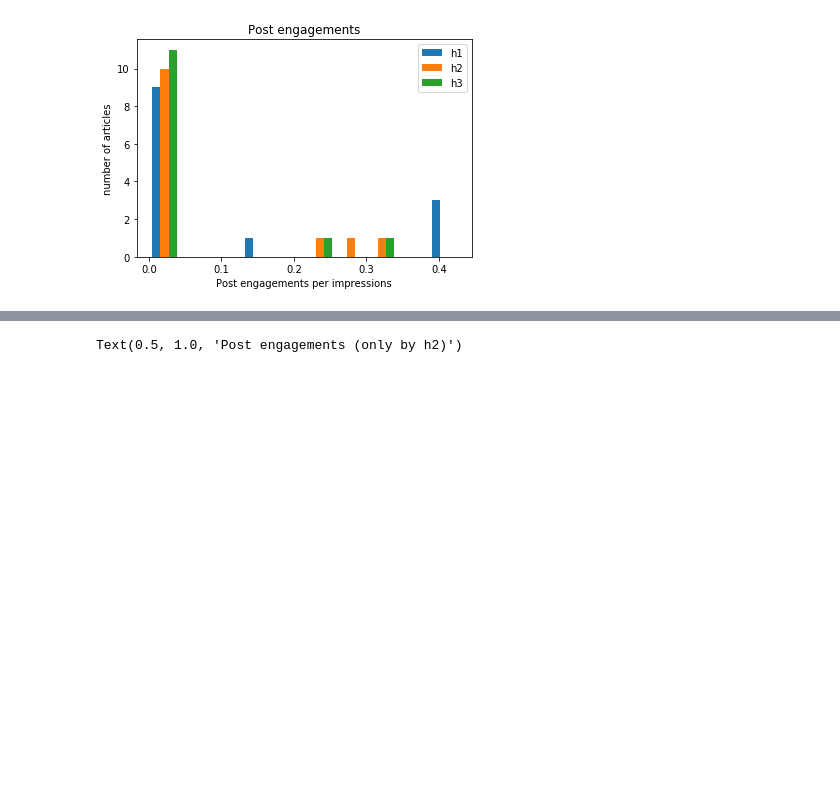
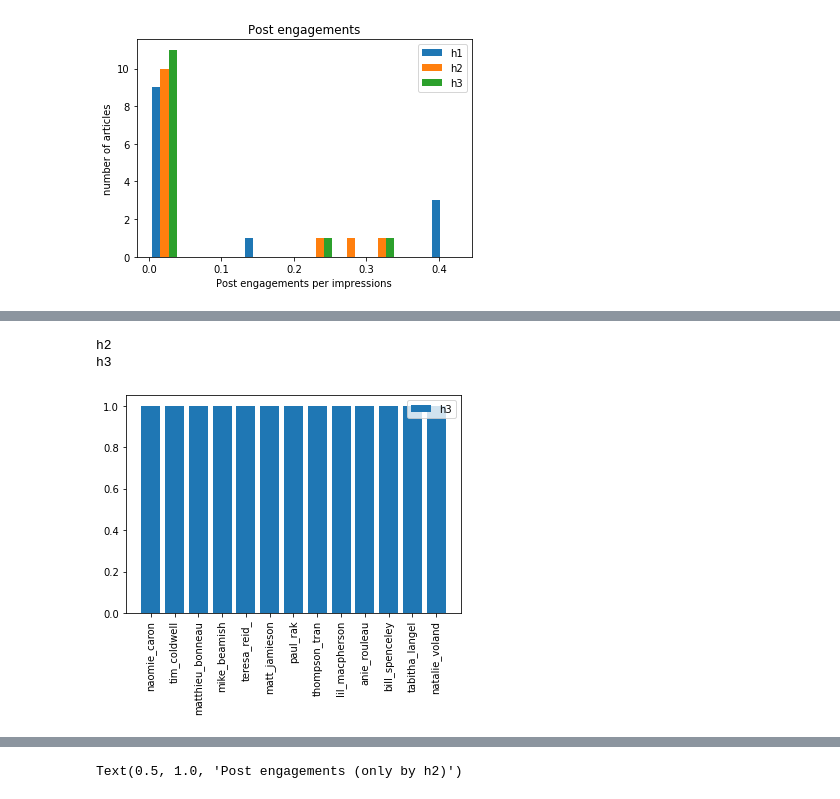
Before and after one commit to katrinrohrb/PIVOT, a Jupyter notebook: Pivot_H1-H3_Data_Analysis.ipynb, the cells around one changed output, grey strips where cells are left out. Cells and saved outputs as stored; diff of their text form; code cells hidden in the pictures; blank space fills up the shorter version.

```diff
--- a/Pivot_H1-H3_Data_Analysis.ipynb
+++ b/Pivot_H1-H3_Data_Analysis.ipynb
@@ -139,3 +177,23 @@ plt.xticks(rotation=90)
+# %%
+target = "Post engagements"
+features = list(kp.get_article_names(data))
+stack_column="hypothesis"
+title=""
+stack_selection = "h3"
+print(selection_stack)
+previous_values=0
+print(stack_selection)
+view = data[(data[stack_column]==stack_selection)]
+#values = kp.get_normalized_values(view,target,features)
+values = 1
+plt.bar(features, values, label=stack_selection, bottom = previous_values)
+previous_values = values
+plt.legend()
+_ = plt.xticks(rotation=90)
+# %% [output]
+h2
+h3
+[figure, added]
 # %%
 features = list(kp.get_article_names(data))
 kp.make_barchart(data, 'Post engagements', selection={"hypothesis":"h1"}, feature_col = "name", features = features, sort_by = "target")
```
Also changed, not shown: parts of 5 cells of this notebook, 1 other file.
